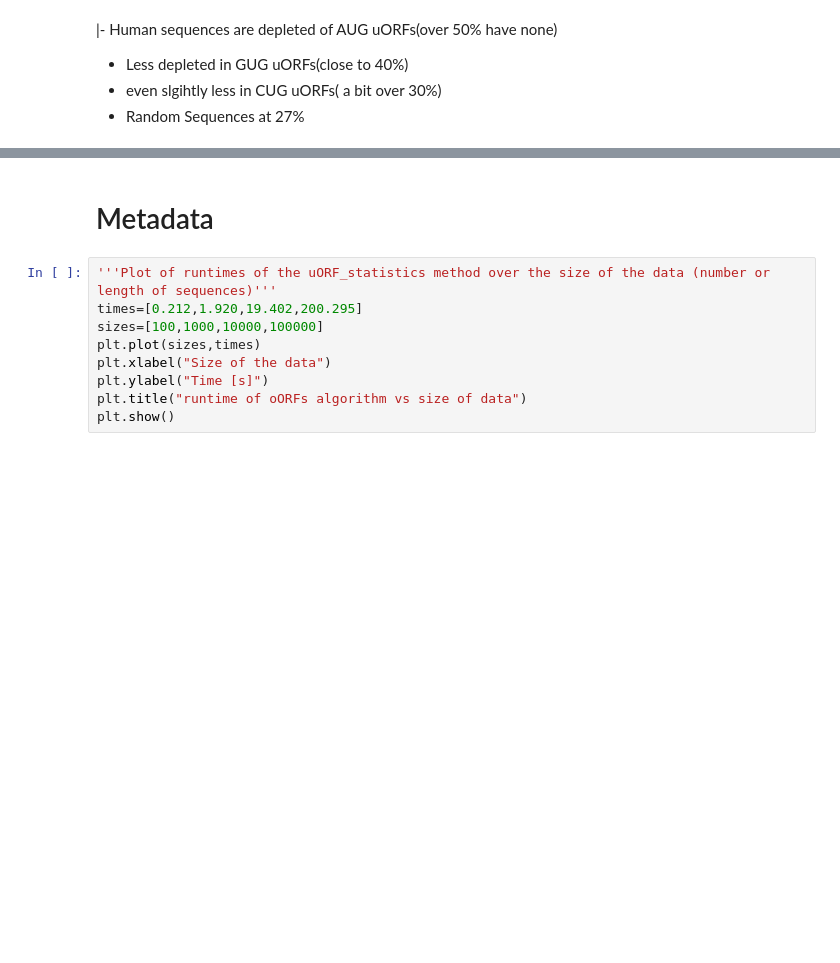
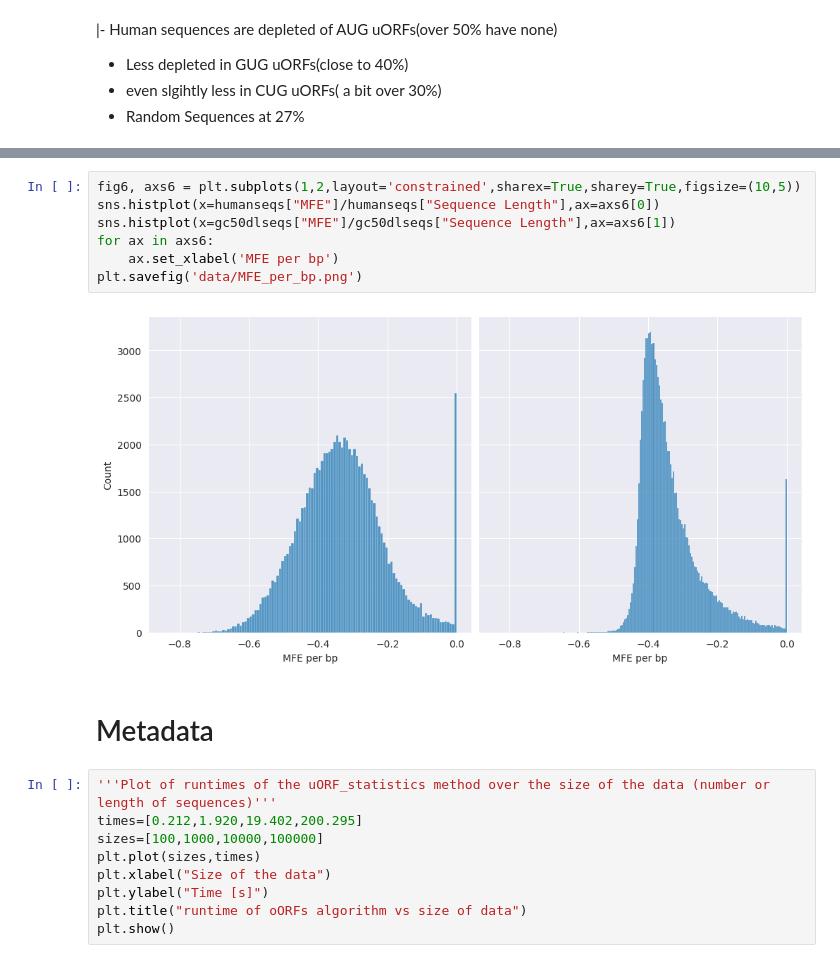
Before and after one commit to jechochamber/Bachelor, a Jupyter notebook: test.ipynb, the cells around one changed output, grey strips where cells are left out. Cells and saved outputs as stored; diff of their text form; blank space fills up the shorter version.

```diff
--- a/test.ipynb
+++ b/test.ipynb
@@ -267,3 +277,12 @@ plt.show()
+# %%
+fig6, axs6 = plt.subplots(1,2,layout='constrained',sharex=True,sharey=True,figsize=(10,5))
+sns.histplot(x=humanseqs["MFE"]/humanseqs["Sequence Length"],ax=axs6[0])
+sns.histplot(x=gc50dlseqs["MFE"]/gc50dlseqs["Sequence Length"],ax=axs6[1])
+for ax in axs6:
+    ax.set_xlabel('MFE per bp')
+plt.savefig('data/MFE_per_bp.png')
+# %% [output]
+[figure, added]
 # %% [markdown]
 # Metadata
 # %%
```
Also changed, not shown: parts of 32 cells of this notebook, 5 other files.
